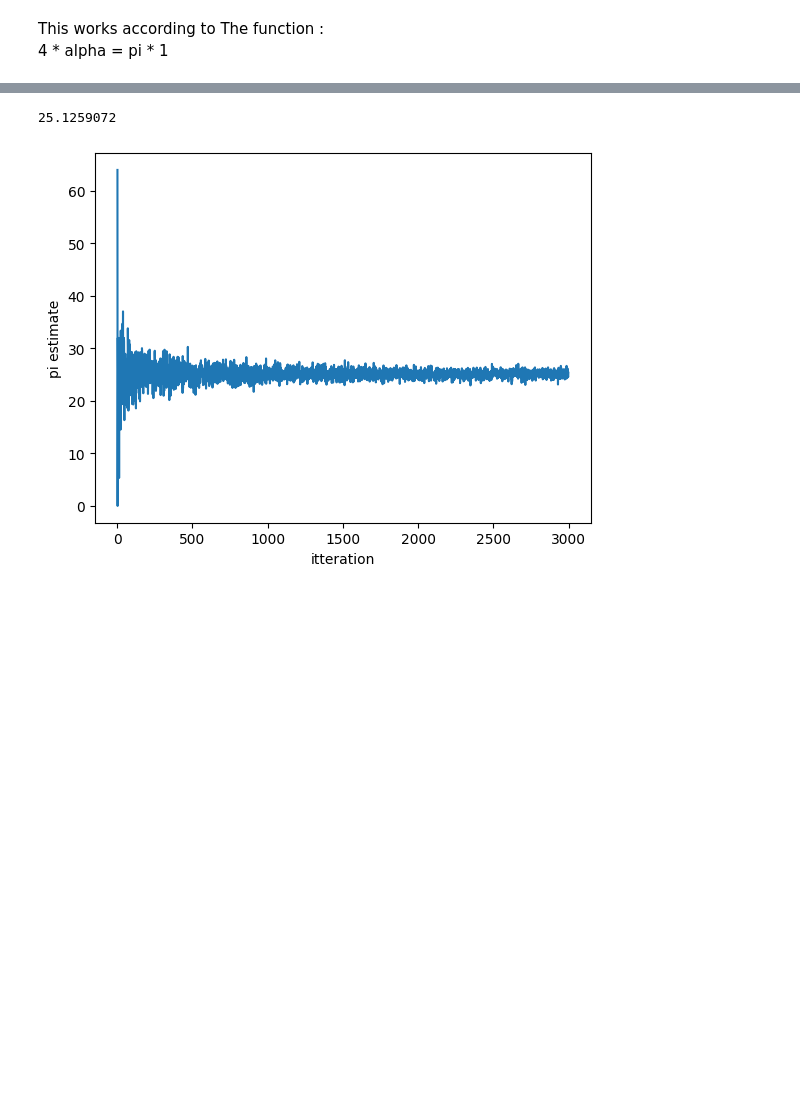
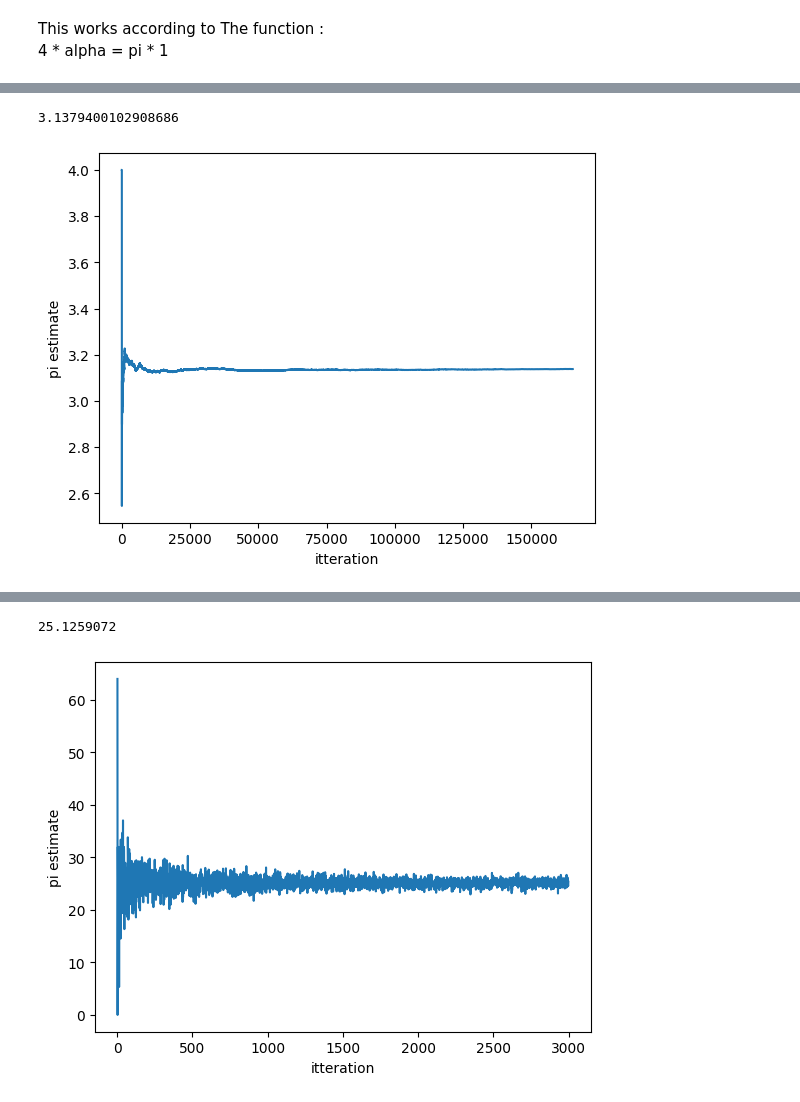
Before and after one commit to bigwhoman/Computer-Simulation-Spring-2023, a Jupyter notebook: HW1/practical/prac.ipynb, the cells around one changed output, grey strips where cells are left out. Drawn from its saved outputs; the diff is of its cells as text; code cells hidden in the pictures; blank space fills up the shorter version.

```diff
--- a/HW1/practical/prac.ipynb
+++ b/HW1/practical/prac.ipynb
@@ -14,10 +17,18 @@ This works according to The function : <br>
 # %%
-def calculate_pi(itterations,random_func):
+def calculate_pi(random_func):
     points_in_circle = 0
-    for i in range(itterations):
+    itterations = 0
+    estimate = 0
+    while True:
+        itterations += 1
         x = random_func(-1,1)
         y = random_func(-1,1)
         if x*x + y*y <= 1 :
                 points_in_circle +=1
+        estimate = 4 * points_in_circle / itterations
+        pi_estimates.append(estimate)
+        pi_itterations.append(itterations)
+        if abs(estimate - 3.1415) <= 0.000001 :
+            break
 
-    return 4 * points_in_circle/itterations
+    return estimate,itterations
@@ -26,4 +34,0 @@ Find pi
-# %%
-itterations = 10000000
-random_func = np.random.uniform
-print(calculate_pi(itterations,random_func))
@@ -46,0 +79,7 @@ def get_and_draw(itterations,random_func,estimate_func):
+# %%
+p2 = find_pi_with_itters(pi[1],random_func = np.random.uniform)
+print(p2[1][pi[1]-1])
+draw_graph(p2[0],p2[1])
+# %% [output]
+3.1379400102908686
+[figure, added]
```
Also changed, not shown: parts of 23 cells of this notebook, 3 other files.
